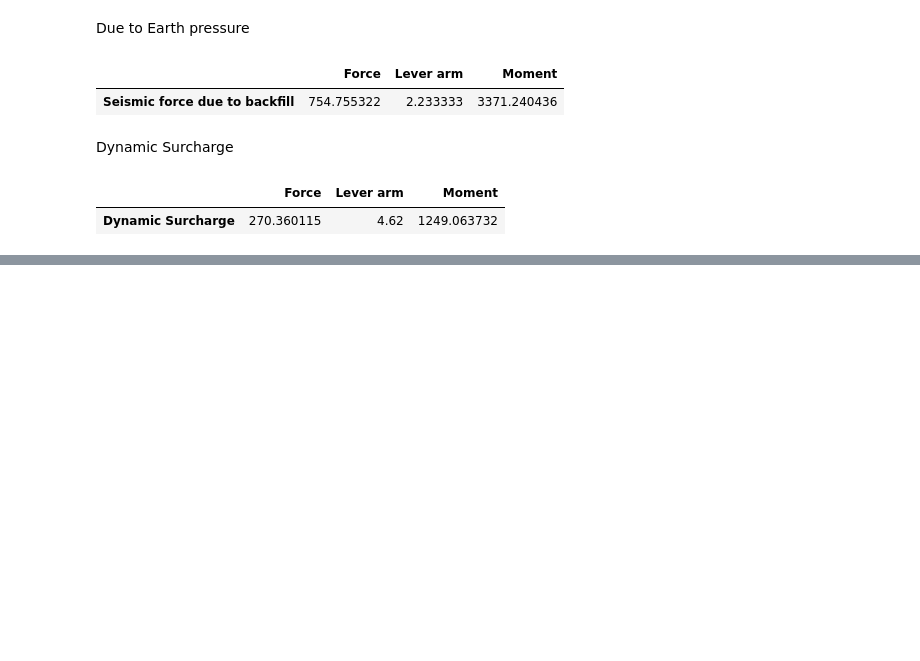
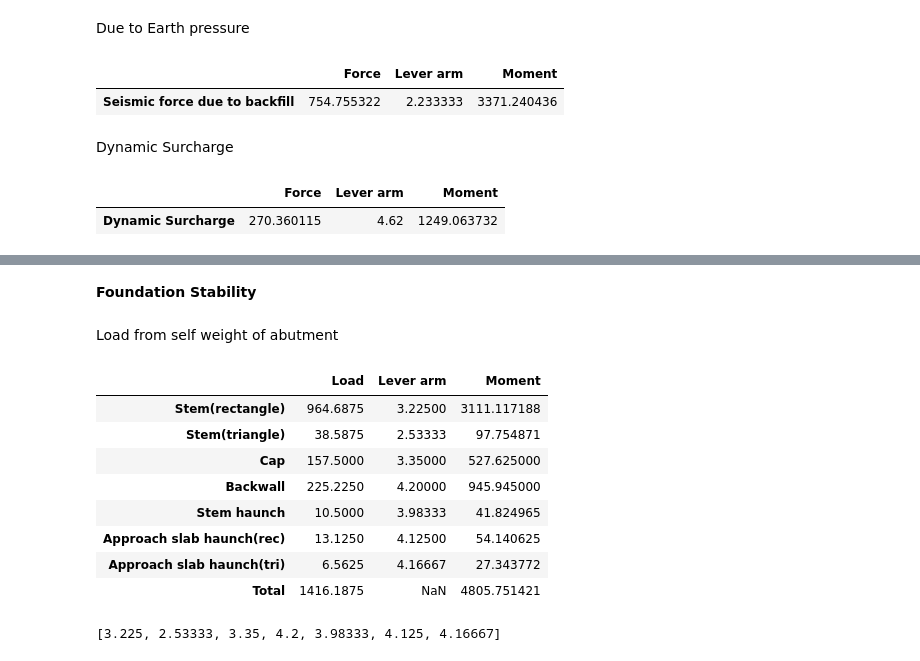
Before and after one commit to Rawrr-123/PSC_bridge, a Jupyter notebook: Abutment.ipynb, the cells around one changed output, grey strips where cells are left out. Cells and saved outputs as stored; diff of their text form; code cells hidden in the pictures; blank space fills up the shorter version.

```diff
--- a/Abutment.ipynb
+++ b/Abutment.ipynb
@@ -260,0 +379,29 @@ display(A9)
+# %% [markdown]
+**Foundation Stability**
+# %% [markdown]
+Load from self weight of abutment
+# %%
+la_fromtoe = [cg('rectangle',[abut['stem_width'],abut['stem_ht']],[fdn['toe']+abut['be_taperwidth'],0])[0],
+             cg('triangle_2',[abut['be_taperwidth'],abut['stem_ht']],[fdn['toe'],0])[0],
+             cg('rectangle',[abut['cap_width'],abut['cap']],[fdn['toe']+abut['be_taperwidth'],abut['stem_ht']])[0],
+             cg('rectangle',[abut['bw_width'],abut['backw_ht']],[fdn['toe']+abut['ttl_stembase_width']+abut['haunch']['stem_haunch'][0],abut['stem_ht']+abut['cap']])[0],
+             cg('triangle_1',[abut['haunch']['stem_haunch'][0],abut['haunch']['stem_haunch'][1]],[fdn['toe']+abut['ttl_stembase_width'],abut['stem_ht']-abut['haunch']['stem_haunch'][1]])[0],
+             cg('rectangle',[abut['haunch']['approach_slab_haunch_rec'][0],abut['haunch']['approach_slab_haunch_rec'][1]],[fdn['toe']+abut['cap_width'],abut['stem_ht']+abut['cap']+abut['backw_ht']-abut['stem_ht']-abut['haunch']['approach_slab_haunch_rec'][1]])[0],
+             cg('triangle_1',[abut['haunch']['approach_slab_haunch_tri'][0],abut['haunch']['approach_slab_haunch_tri'][1]],[fdn['toe']+abut['cap_width'],abut['stem_ht']+abut['cap']+abut['backw_ht']-abut['stem_ht']-abut['haunch']['approach_slab_haunch_rec'][1]])[0]]
+mom_abttoe = []
+for index,i in enumerate(loads):
+    mom_abttoe.append(loads[index]*la_fromtoe[index])
+A12 = pd.DataFrame({"Load":loads,"Lever arm":la_fromtoe,"Moment":mom_abttoe},index = ['Stem(rectangle)','Stem(triangle)','Cap','Backwall','Stem haunch','Approach slab haunch(rec)','Approach slab haunch(tri)'])
+A12.loc[len(A12.index)] = [A12['Load'].sum(),None,A12['Moment'].sum()]
+display(A12.rename(index={7:'Total'}))
+# %% [output]
+|  | Load | Lever arm | Moment |
+| Stem(rectangle) | 964.6875 | 3.22500 | 3111.117188 |
+| Stem(triangle) | 38.5875 | 2.53333 | 97.754871 |
+| Cap | 157.5000 | 3.35000 | 527.625000 |
+| Backwall | 225.2250 | 4.20000 | 945.945000 |
+| Stem haunch | 10.5000 | 3.98333 | 41.824965 |
+| Approach slab haunch(rec) | 13.1250 | 4.12500 | 54.140625 |
+| Approach slab haunch(tri) | 6.5625 | 4.16667 | 27.343772 |
+| Total | 1416.1875 | NaN | 4805.751421 |
+[3.225, 2.53333, 3.35, 4.2, 3.98333, 4.125, 4.16667]
```
Also changed, not shown: parts of 10 cells of this notebook, 1 other file.
